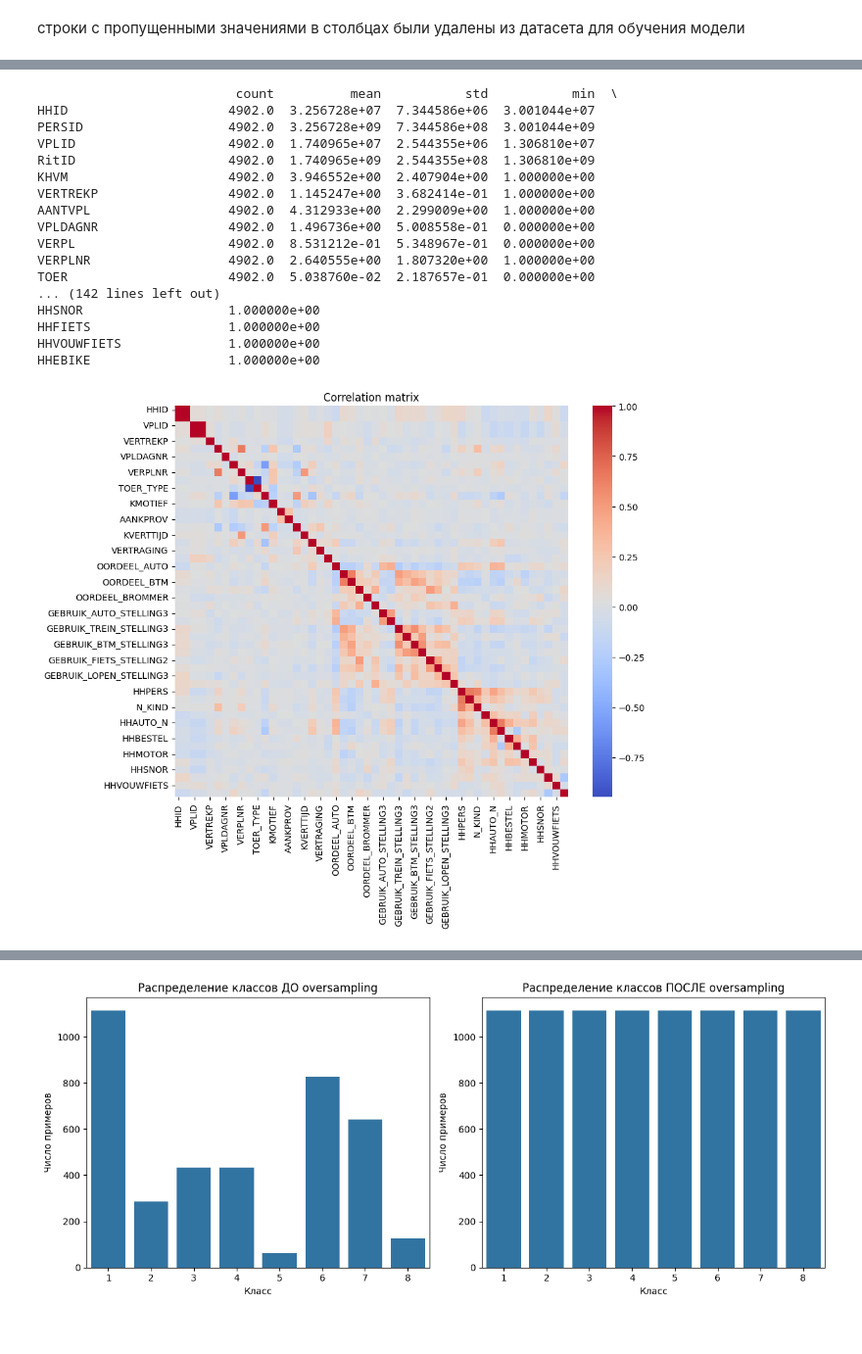
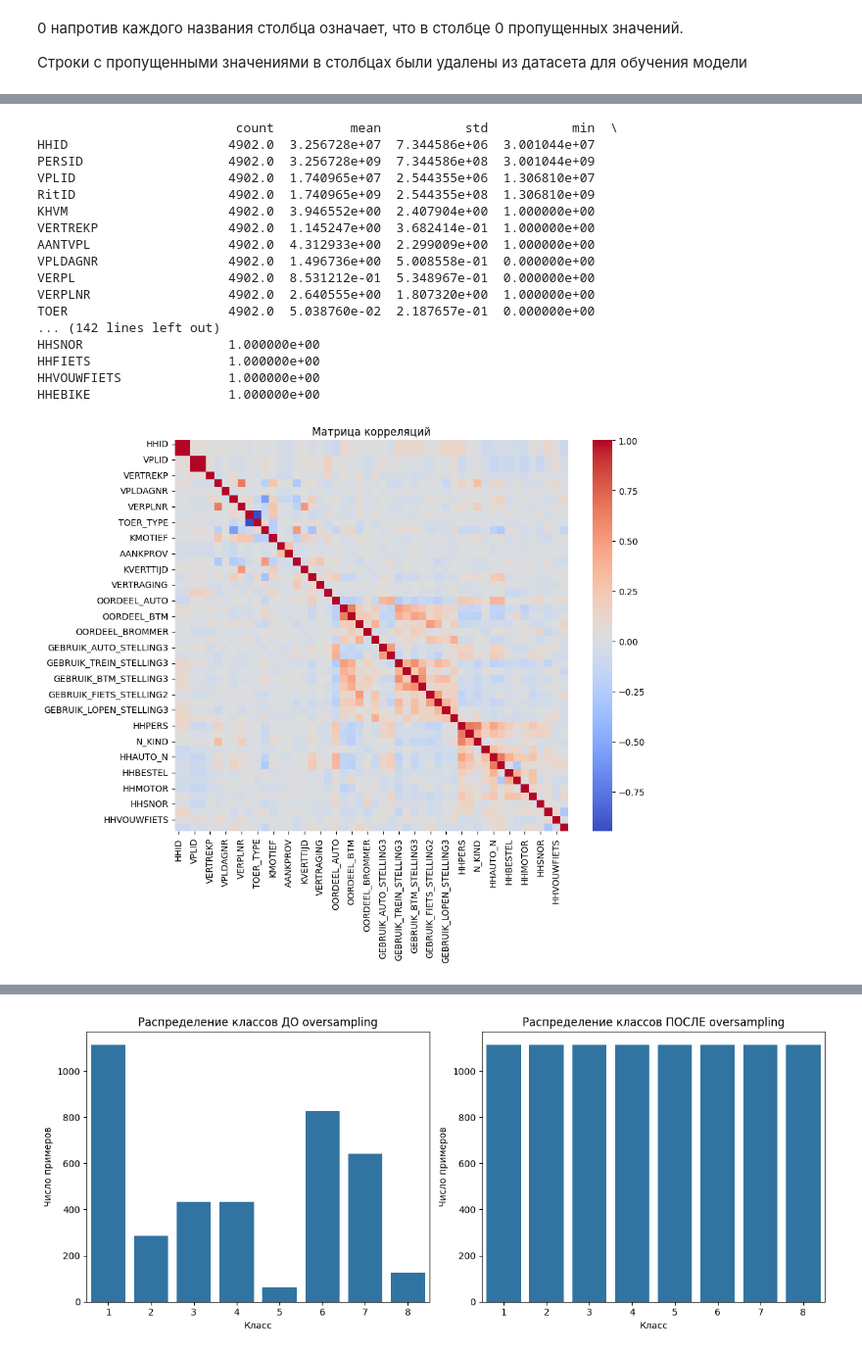
Before and after one commit to hizik999/coursework_ml, a Jupyter notebook: main.ipynb, the cells around one changed output, grey strips where cells are left out. Shown at 98% size. Drawn from its saved outputs; the diff is of its cells as text; code cells hidden in the pictures.

```diff
--- a/main.ipynb
+++ b/main.ipynb
@@ -53,40 +57,42 @@ HHFIETS                    0
 HHVOUWFIETS                0
 HHEBIKE                    0
 dtype: int64
-# %% [markdown]
-строки с пропущенными значениями в столбцах были удалены из датасета для обучения модели
+# %% [markdown]
+0 напротив каждого названия столбца означает, что в столбце 0 пропущенных значений.
+
+Строки с пропущенными значениями в столбцах были удалены из датасета для обучения модели
 # %%
 # 2. EDA
 plt.figure(figsize=(6,4))
 sns.countplot(x='KHVM', data=df)
 plt.title('Распределение классов KHVM')
 plt.show()
 
 print(df.describe(include=[np.number]).T)
 
 num_cols = df.select_dtypes(include=[np.number]).columns.drop('KHVM')
 corr = df[num_cols].corr()
 plt.figure(figsize=(10,8))
 sns.heatmap(corr, cmap='coolwarm')
-plt.title('Correlation matrix')
+plt.title('Матрица корреляций')
 plt.show()
 # %% [output]
 [figure]
                           count          mean           std           min  \
 HHID                     4902.0  3.256728e+07  7.344586e+06  3.001044e+07
 PERSID                   4902.0  3.256728e+09  7.344586e+08  3.001044e+09
 VPLID                    4902.0  1.740965e+07  2.544355e+06  1.306810e+07
 RitID                    4902.0  1.740965e+09  2.544355e+08  1.306810e+09
 KHVM                     4902.0  3.946552e+00  2.407904e+00  1.000000e+00
 VERTREKP                 4902.0  1.145247e+00  3.682414e-01  1.000000e+00
 AANTVPL                  4902.0  4.312933e+00  2.299009e+00  1.000000e+00
 VPLDAGNR                 4902.0  1.496736e+00  5.008558e-01  0.000000e+00
 VERPL                    4902.0  8.531212e-01  5.348967e-01  0.000000e+00
 VERPLNR                  4902.0  2.640555e+00  1.807320e+00  1.000000e+00
 TOER                     4902.0  5.038760e-02  2.187657e-01  0.000000e+00
 ... (142 lines left out)
 HHSNOR                   1.000000e+00
 HHFIETS                  1.000000e+00
 HHVOUWFIETS              1.000000e+00
 HHEBIKE                  1.000000e+00
-[figure, old version]
+[figure, new version]
```
Also changed, not shown: parts of 30 cells of this notebook, 1 other file.
